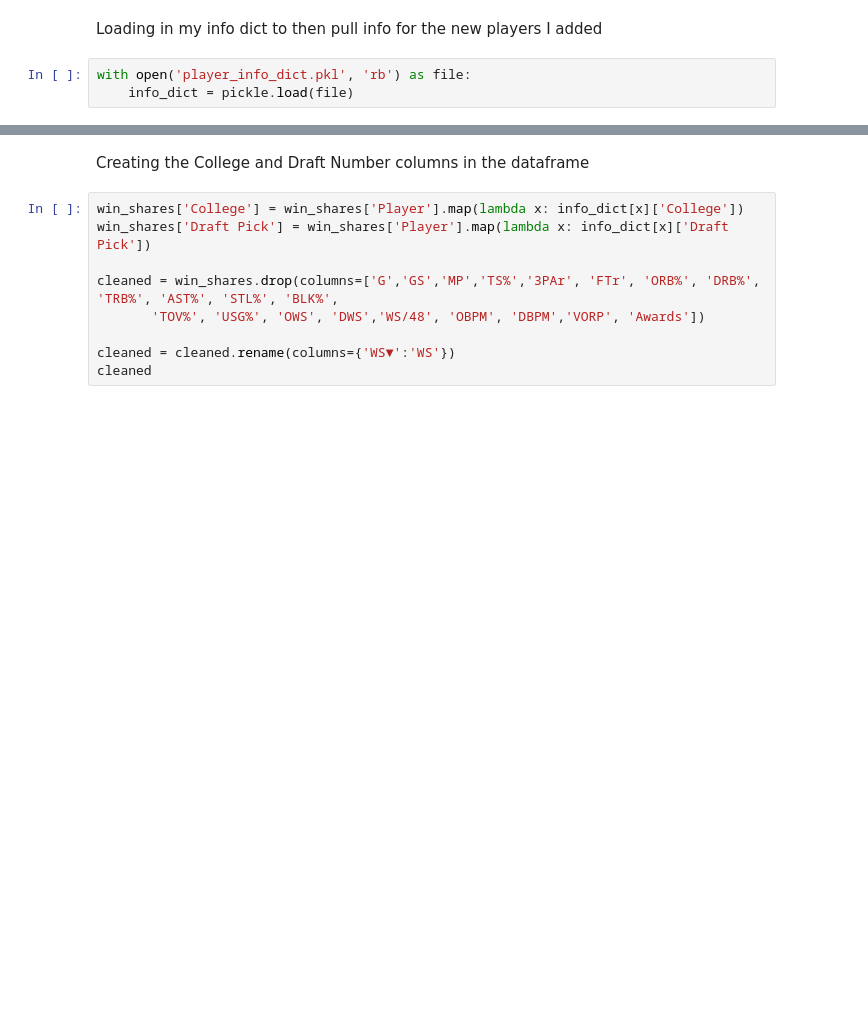
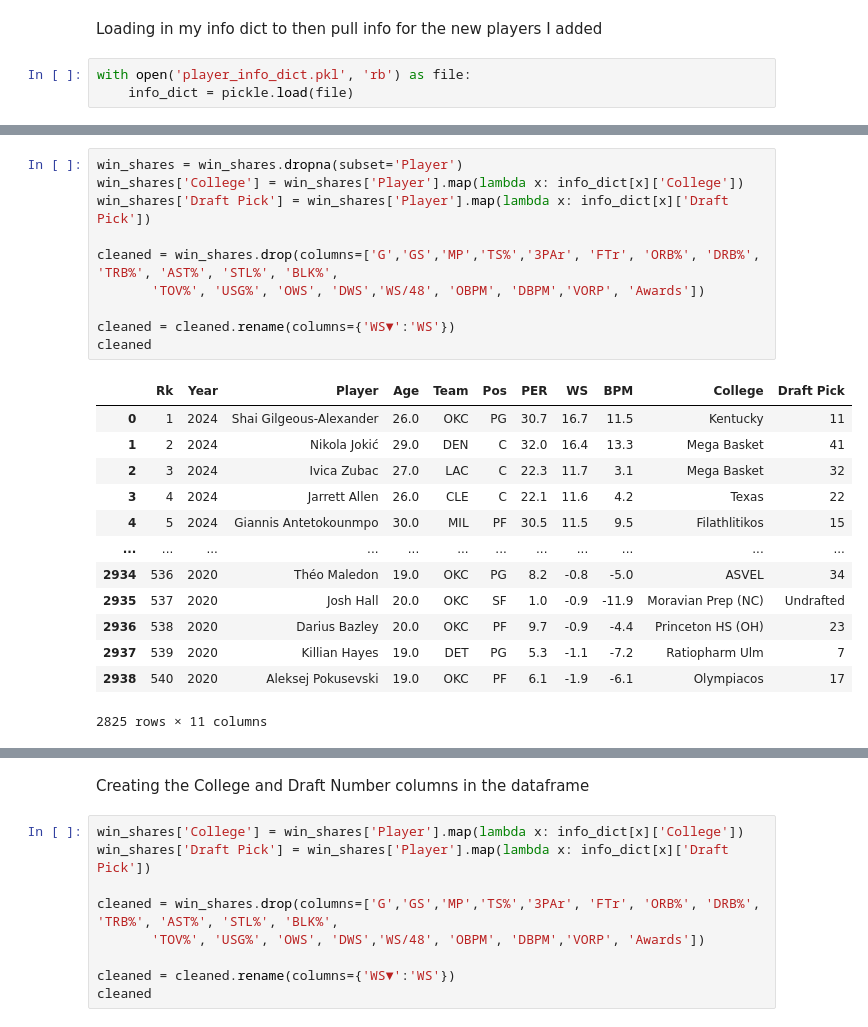
Before and after one commit to nicholaskim1004/Bayesian-NBA-Peak-Analysis, a Jupyter notebook: data_pre.ipynb, the cells around one changed output, grey strips where cells are left out. Saved outputs shown, nothing was run; the diff lists cells and outputs as text; blank space fills up the shorter version.

Commit message:
-updated my info dict to have the other players -updated my full csv to include them as well

```diff
--- a/data_pre.ipynb
+++ b/data_pre.ipynb
@@ -158,0 +217,24 @@ for player in all_players:
+# %%
+win_shares = win_shares.dropna(subset='Player')
+win_shares['College'] = win_shares['Player'].map(lambda x: info_dict[x]['College'])
+win_shares['Draft Pick'] = win_shares['Player'].map(lambda x: info_dict[x]['Draft Pick'])
+
+cleaned = win_shares.drop(columns=['G','GS','MP','TS%','3PAr', 'FTr', 'ORB%', 'DRB%', 'TRB%', 'AST%', 'STL%', 'BLK%',
+       'TOV%', 'USG%', 'OWS', 'DWS','WS/48', 'OBPM', 'DBPM','VORP', 'Awards'])
+
+cleaned = cleaned.rename(columns={'WS▼':'WS'})
+cleaned
+# %% [output]
+|  | Rk | Year | Player | Age | Team | Pos | PER | WS | BPM | College | Draft Pick |
+| 0 | 1 | 2024 | Shai Gilgeous-Alexander | 26.0 | OKC | PG | 30.7 | 16.7 | 11.5 | Kentucky | 11 |
+| 1 | 2 | 2024 | Nikola Jokić | 29.0 | DEN | C | 32.0 | 16.4 | 13.3 | Mega Basket | 41 |
+| 2 | 3 | 2024 | Ivica Zubac | 27.0 | LAC | C | 22.3 | 11.7 | 3.1 | Mega Basket | 32 |
+| 3 | 4 | 2024 | Jarrett Allen | 26.0 | CLE | C | 22.1 | 11.6 | 4.2 | Texas | 22 |
+| 4 | 5 | 2024 | Giannis Antetokounmpo | 30.0 | MIL | PF | 30.5 | 11.5 | 9.5 | Filathlitikos | 15 |
+| ... | ... | ... | ... | ... | ... | ... | ... | ... | ... | ... | ... |
+| 2934 | 536 | 2020 | Théo Maledon | 19.0 | OKC | PG | 8.2 | -0.8 | -5.0 | ASVEL | 34 |
+| 2935 | 537 | 2020 | Josh Hall | 20.0 | OKC | SF | 1.0 | -0.9 | -11.9 | Moravian Prep (NC) | Undrafted |
+| 2936 | 538 | 2020 | Darius Bazley | 20.0 | OKC | PF | 9.7 | -0.9 | -4.4 | Princeton HS (OH) | 23 |
+| 2937 | 539 | 2020 | Killian Hayes | 19.0 | DET | PG | 5.3 | -1.1 | -7.2 | Ratiopharm Ulm | 7 |
+| 2938 | 540 | 2020 | Aleksej Pokusevski | 19.0 | OKC | PF | 6.1 | -1.9 | -6.1 | Olympiacos | 17 |
+2825 rows × 11 columns
```
Also changed, not shown: parts of 5 cells of this notebook, 2 other files.
